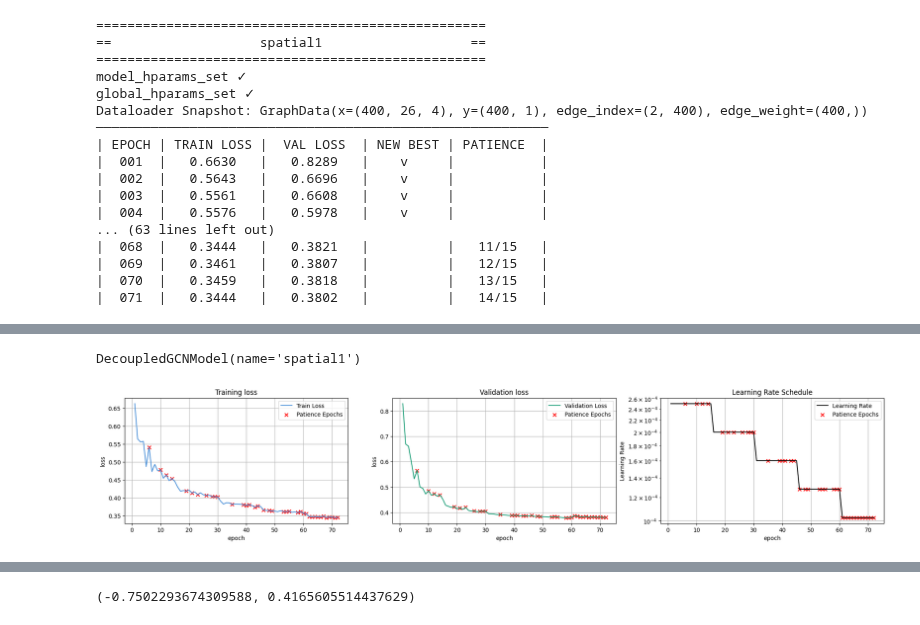
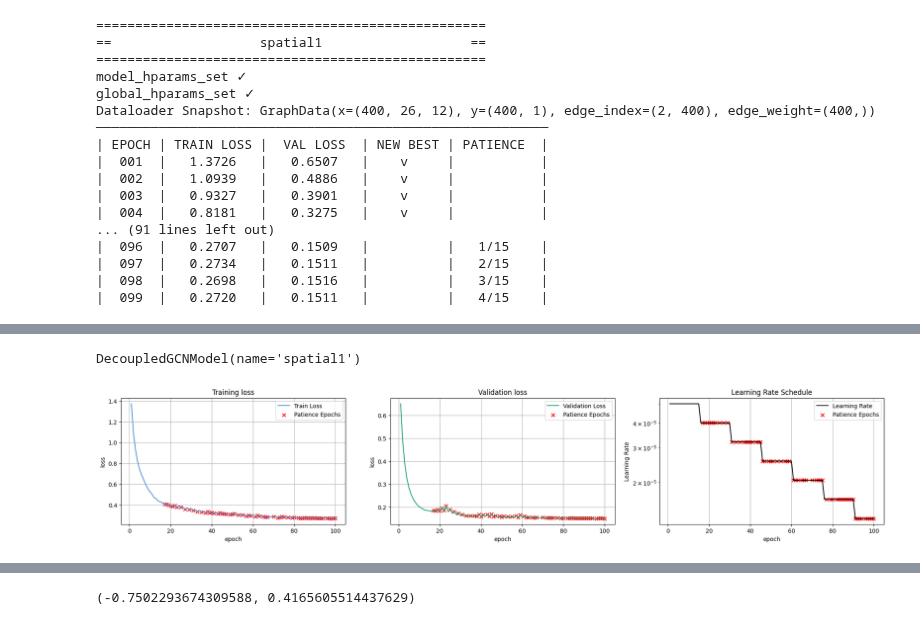
Before and after one commit to stends2001/infectious_disease_gnn, a Jupyter notebook: src/notebooks/5. gnn.ipynb, the cells around one changed output, grey strips where cells are left out. Saved outputs shown, nothing was run; the diff lists cells and outputs as text; code cells hidden in the pictures.

```diff
--- a/src/notebooks/5. gnn.ipynb
+++ b/src/notebooks/5. gnn.ipynb
@@ -14,7 +14,7 @@ split_berlin    = False
 
 horizon_size    = 1
 horizon_leadtime= 3
-sequence_length = 4
+sequence_length = 12
 lag_num         = 4
 
 config = EpiConfig(
@@ -41,7 +41,8 @@ config = EpiConfig(
     feature_popdens     = True,
     feature_gisd        = True,
     feature_popage      = True,
-    feature_popsize     = True
+    feature_popsize     = True,
+    feature_kreise_classes= True
     )
 
 
@@ -82,7 +97,7 @@ graphloader4 = GraphDataLoaderManager(epidata_orchestrator).retrieve_static_grap
 from src.models import GCN2Model, DecoupledGCNModel
 # %%
 global_hparams = {
-    'lr': 0.00025,
+    'lr': 0.00005,
     'n_epochs' : 100
 }
 
@@ -97,15 +112,15 @@ model1.forecast()
 ==================================================
 model_hparams_set ✓
 global_hparams_set ✓
-Dataloader Snapshot: GraphData(x=(400, 26, 4), y=(400, 1), edge_index=(2, 400), edge_weight=(400,))
+Dataloader Snapshot: GraphData(x=(400, 26, 12), y=(400, 1), edge_index=(2, 400), edge_weight=(400,))
 ──────────────────────────────────────────────────────────
 | EPOCH | TRAIN LOSS |  VAL LOSS  | NEW BEST | PATIENCE  |
-|  001  |   0.6630   |   0.8289   |    v     |           |
-|  002  |   0.5643   |   0.6696   |    v     |           |
-|  003  |   0.5561   |   0.6608   |    v     |           |
-|  004  |   0.5576   |   0.5978   |    v     |           |
-... (63 lines left out)
-|  068  |   0.3444   |   0.3821   |          |   11/15   |
-|  069  |   0.3461   |   0.3807   |          |   12/15   |
-|  070  |   0.3459   |   0.3818   |          |   13/15   |
-|  071  |   0.3444   |   0.3802   |          |   14/15   |
+|  001  |   1.3726   |   0.6507   |    v     |           |
+|  002  |   1.0939   |   0.4886   |    v     |           |
+|  003  |   0.9327   |   0.3901   |    v     |           |
+|  004  |   0.8181   |   0.3275   |    v     |           |
+... (91 lines left out)
+|  096  |   0.2707   |   0.1509   |          |   1/15    |
+|  097  |   0.2734   |   0.1511   |          |   2/15    |
+|  098  |   0.2698   |   0.1516   |          |   3/15    |
+|  099  |   0.2720   |   0.1511   |          |   4/15    |
@@ -116,3 +130,3 @@ Test loss: 0.5726
 forecasted ✓
 DecoupledGCNModel(name='spatial1')
-[figure, old version]
+[figure, new version]
```
Also changed, not shown: parts of 16 cells of this notebook, 6 other files.
